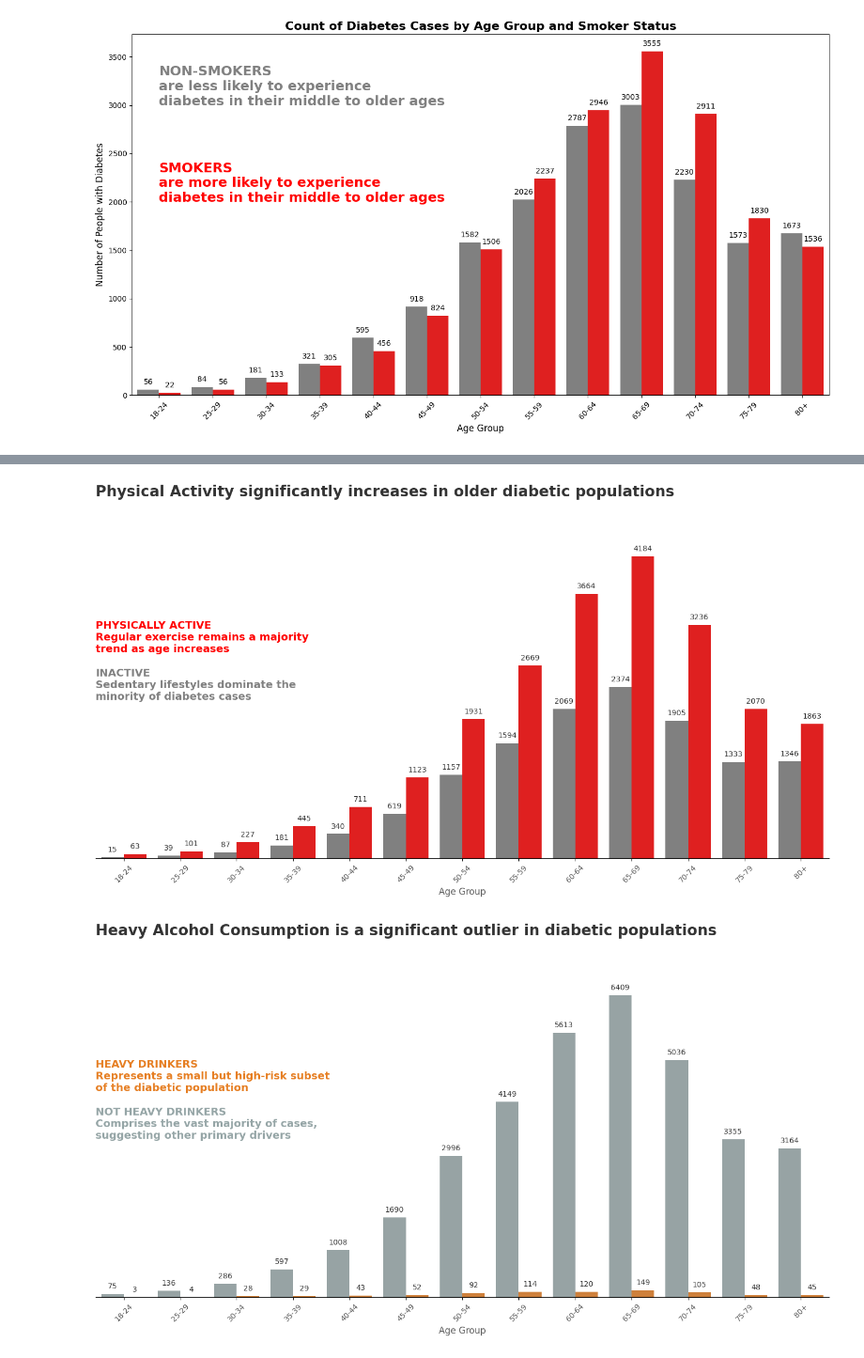
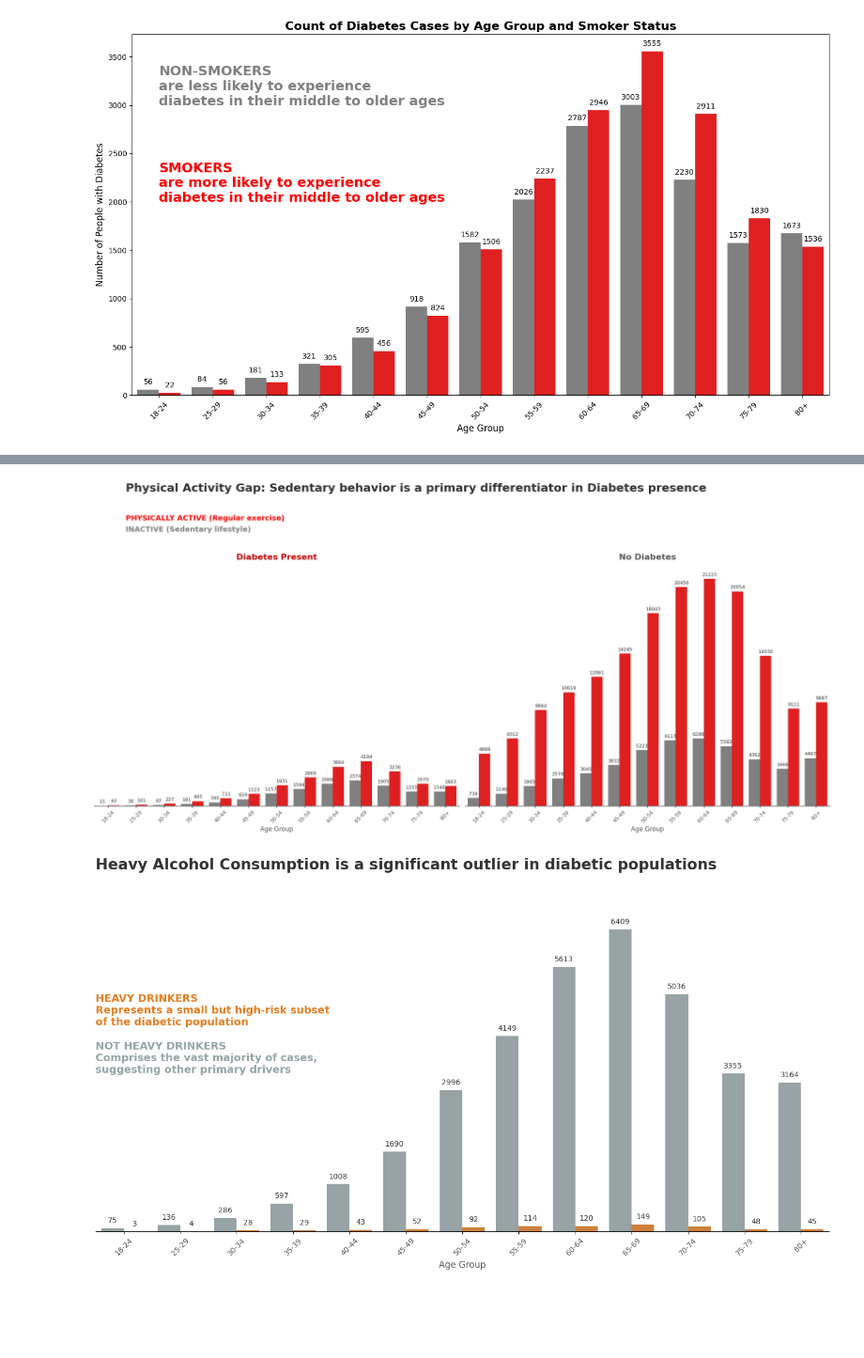
Before and after one commit to wadieabbas/Module-B-semester-2, a Jupyter notebook: OMDS-ModB2-Week2-Abbas-Wadie.ipynb, the cells around one changed output, grey strips where cells are left out. Shown at 94% size. Drawn from its saved outputs; the diff is of its cells as text; code cells hidden in the pictures; blank space fills up the shorter version.

Commit message:
additions, cleanup, and changes

```diff
--- a/OMDS-ModB2-Week2-Abbas-Wadie.ipynb
+++ b/OMDS-ModB2-Week2-Abbas-Wadie.ipynb
@@ -369,64 +393,58 @@ plt.show()
 # %%
-# Filter and Group
-diabetes_cases_by_age_PhysActivity = df[df['Diabetes_binary'] == 1].groupby(['Age', 'PhysActivity']).size().reset_index(name='Count')
+# --- 1. PREPROCESSING: PREPARE BOTH GROUPS ---
+# Group 1: Diabetes Present
+df_diabetes = df[df['Diabetes_binary'] == 1].groupby(['Age', 'PhysActivity']).size().reset_index(name='Count')
+# Group 2: No Diabetes
+df_no_diabetes = df[df['Diabetes_binary'] == 0].groupby(['Age', 'PhysActivity']).size().reset_index(name='Count')
 
-# --- 1. PREPROCESSING: MAPPING ---
-# Ensure the palette reflects the new variable
-# 0 = No Physical Activity (Gray/Red), 1 = Physically Active (Green/Blue)
+# Define Palette (Gray for Inactive, Red for Active)
 custom_palette = {0: 'gray', 1: 'red'}
 
-# --- 2. SETUP THE PLOT ---
-plt.figure(figsize=(14, 8))
+# --- 2. INITIALIZE SUBPLOTS (1 Row, 2 Columns) ---
+fig, axes = plt.subplots(1, 2, figsize=(20, 10), sharey=True)
 
-# Create the Bar Plot
-ax = sns.barplot(
-    data=diabetes_cases_by_age_PhysActivity,
-    x='Age',
-    y='Count',
-    hue='PhysActivity',
-    palette=custom_palette,
-    legend=False
-)
+# --- 3. PLOT 1: DIABETES PRESENT ---
+sns.barplot(data=df_diabetes, x='Age', y='Count', hue='PhysActivity',
+            palette=custom_palette, legend=False, ax=axes[0])
+axes[0].set_title('Diabetes Present', fontsize=16, weight='bold', color='#c00000', pad=15)
 
-# Apply the Map to the X-Axis (Age 1-13 mapped to ranges)
-labels = [age_map[i] for i in sorted(diabetes_cases_by_age_PhysActivity['Age'].unique())]
-ax.set_xticklabels(labels)
+# --- 4. PLOT 2: NO DIABETES ---
+sns.barplot(data=df_no_diabetes, x='Age', y='Count', hue='PhysActivity',
+            palette=custom_palette, legend=False, ax=axes[1])
+axes[1].set_title('No Diabetes', fontsize=16, weight='bold', color='#595959', pad=15)
 
-# --- 3. ADD ANNOTATIONS (Direct Labeling) ---
-for p in ax.patches:
-    height = p.get_height()
-    if height > 0:
-        ax.annotate(f'{int(height)}',
-                    (p.get_x() + p.get_width() / 2., height),
-                    ha='center', va='bottom',
-                    fontsize=10, color='#333333', xytext=(0, 5),
-                    textcoords='offset points')
+# --- 5. FORMATTING & ANNOTATIONS LOOP ---
+age_labels = [age_map[i] for i in sorted(df['Age'].unique())]
 
-# --- 4. SWD FORMATTING & DECLUTTERING ---
-sns.despine(left=True, bottom=False)
-ax.yaxis.set_visible(False) # Hide y-axis since we have direct annotations
-plt.xticks(rotation=45, color='#595959')
-plt.xlabel('Age Group', fontsize=12, color='#595959')
+for ax in axes:
+    # Set Age Labels
+    ax.set_xticklabels(age_labels, rotation=45, color='#595959')
+    ax.set_xlabel('Age Group', fontsize=12, color='#595959')
+    ax.set_ylabel('') # Clean Y-axis for SWD
+    sns.despine(ax=ax, left=True)
+    ax.yaxis.set_visible(False)
 
-# --- 5. SWD ACTIVE TITLES & COLORED TEXT LEGEND ---
-# Main Title focusing on the preventative insight
-plt.title('Physical Activity significantly increases in older diabetic populations',
-          fontsize=20, weight='bold', color='#333333', loc='left', pad=60)
+    # Direct Labeling on Bars
+    for p in ax.patches:
+        height = p.get_height()
+        if height > 0:
+            ax.annotate(f'{int(height)}',
+                        (p.get_x() + p.get_width() / 2., height),
+                        ha='center', va='bottom', fontsize=9, color='#333333',
+                        xytext=(0, 3), textcoords='offset points')
 
-# Custom Text Annotations (Acts as Legend)
-# Position these in the empty upper-left area of the plot
-plt.text(x=-0.5, y=ax.get_ylim()[1] * .65,
-         s='PHYSICALLY ACTIVE\nRegular exercise remains a majority\ntrend as age increases',
-         color=custom_palette[1], weight='bold', fontsize=14)
+# --- 6. SWD TITLES & TEXT LEGEND ---
+fig.suptitle('Physical Activity Gap: Sedentary behavior is a primary differentiator in Diabetes presence',
+             fontsize=22, weight='bold', color='#333333', x=0.05, ha='left')
 
-plt.text(x=-0.5, y=ax.get_ylim()[1] * .5,
-         s='INACTIVE\nSedentary lifestyles dominate the\nminority of diabetes cases',
-         color=custom_palette[0], weight='bold', fontsize=14)
+# Custom Legend positioned globally
+fig.text(0.05, 0.88, 'PHYSICALLY ACTIVE (Regular exercise)', color='red', weight='bold', fontsize=14)
+fig.text(0.05, 0.85, 'INACTIVE (Sedentary lifestyle)', color='gray', weight='bold', fontsize=14)
 
-plt.tight_layout()
+plt.tight_layout(rect=[0, 0.03, 1, 0.85]) # Adjust for the super-title
 plt.show()
 # %% [output]
-[figure, old version]
+[figure, new version]
 # %%
 # --- 1. PREPROCESSING: MAPPING ---
 # 0 = Not a Heavy Drinker (Gray), 1 = Heavy Drinker (Orange/Red)
```
Also changed, not shown: parts of 5 cells of this notebook, 11 other files.
